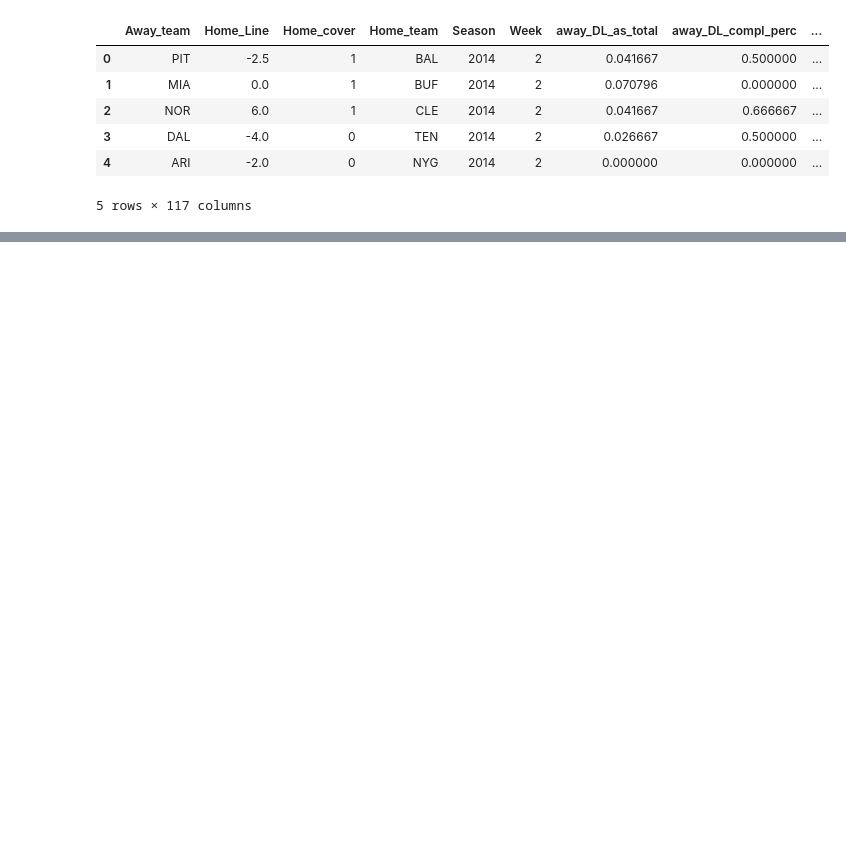
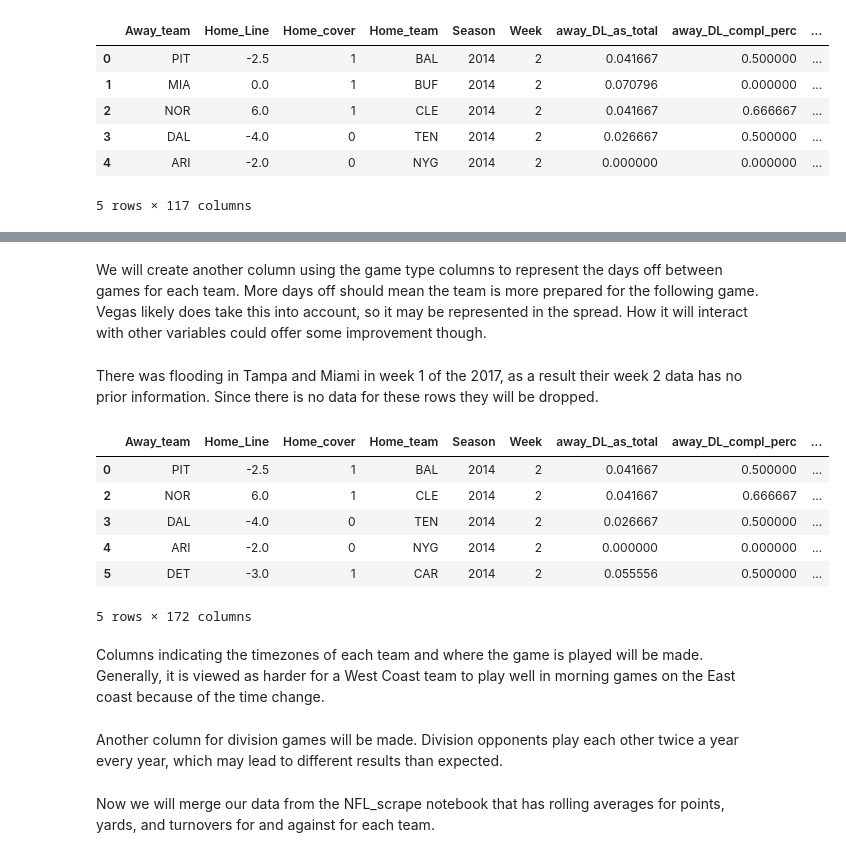
Before and after one commit to cport17/Springboard-Data-Science, a Jupyter notebook: NFL_spreads.ipynb, the cells around one changed output, grey strips where cells are left out. Cells and saved outputs as stored; diff of their text form; code cells hidden in the pictures; blank space fills up the shorter version.

```diff
--- a/NFL_spreads.ipynb
+++ b/NFL_spreads.ipynb
@@ -121,4 +138,6 @@ for col in range(69,111,4):
 for col in range(6,58,4):
     title = df.columns[col][5:]
     df['away_off_spread_%s' % title] = df[df.columns[col]]-df[df.columns[col+61]]
+# %% [markdown]
+We will create another column using the game type columns to represent the days off between games for each team. More days off should mean the team is more prepared for the following game. Vegas likely does take this into account, so it may be represented in the spread. How it will interact with other variables could offer some improvement though.
 # %%
@@ -146,4 +163,6 @@ def time_btwn(x):
 
 df['Home_team_days_after_last_game'] = df[['Week','Home_team','Season']].apply(time_btwn, axis=1)
 df['Away_team_days_after_last_game'] = df[['Week','Away_team','Season']].apply(time_btwn, axis=1)
+# %% [markdown]
+There was flooding in Tampa and Miami in week 1 of the 2017, as a result their week 2 data has no prior information. Since there is no data for these rows they will be dropped.
 # %%
@@ -152,6 +169,18 @@ df['Away_team_days_after_last_game'] = df[['Week','Away_team','Season']].apply(t
 for row in range(len(df[(df['Week']==2) & (df['Season']==2017)])):
     if (df['Home_team'][row]=='MIA') | (df['Home_team'][row]=='TAM') | (df['Away_team'][row]=='MIA') | (df['Away_team'][row]=='TAM'):
         df = df.drop(row)
+# %%
+df.head()
+# %% [output]
+|  | Away_team | Home_Line | Home_cover | Home_team | Season | Week | away_DL_as_total | away_DL_compl_perc | ... |
+| 0 | PIT | -2.5 | 1 | BAL | 2014 | 2 | 0.041667 | 0.500000 | ... |
+| 2 | NOR | 6.0 | 1 | CLE | 2014 | 2 | 0.041667 | 0.666667 | ... |
+| 3 | DAL | -4.0 | 0 | TEN | 2014 | 2 | 0.026667 | 0.500000 | ... |
+| 4 | ARI | -2.0 | 0 | NYG | 2014 | 2 | 0.000000 | 0.000000 | ... |
+| 5 | DET | -3.0 | 1 | CAR | 2014 | 2 | 0.055556 | 0.500000 | ... |
+5 rows × 172 columns
+# %% [markdown]
+Columns indicating the timezones of each team and where the game is played will be made. Generally, it is viewed as harder for a West Coast team to play well in morning games on the East coast because of the time change.
 # %%
 # join new dummy game types and timezones and drop old game types
 
@@ -213,6 +242,8 @@ df['game_tz'] = df[['Home_team','England']].apply(g_tz, axis=1)
 
 df = df.join(pd.get_dummies(df['game_tz']))
 df.drop('game_tz', axis=1, inplace=True)
+# %% [markdown]
+Another column for division games will be made. Division opponents play each other twice a year every year, which may lead to different results than expected.
 # %%
 # Adding column for division games
 
@@ -241,6 +272,8 @@ def division_game(x):
 
 
 df['Division_game'] = df[['Home_team','Away_team']].apply(division_game, axis=1)
+# %% [markdown]
+Now we will merge our data from the NFL_scrape notebook that has rolling averages for points, yards, and turnovers for and against for each team.
 # %%
 # import pg and TO numbers
 
```
Also changed, not shown: parts of 57 cells of this notebook, 1 other file.
